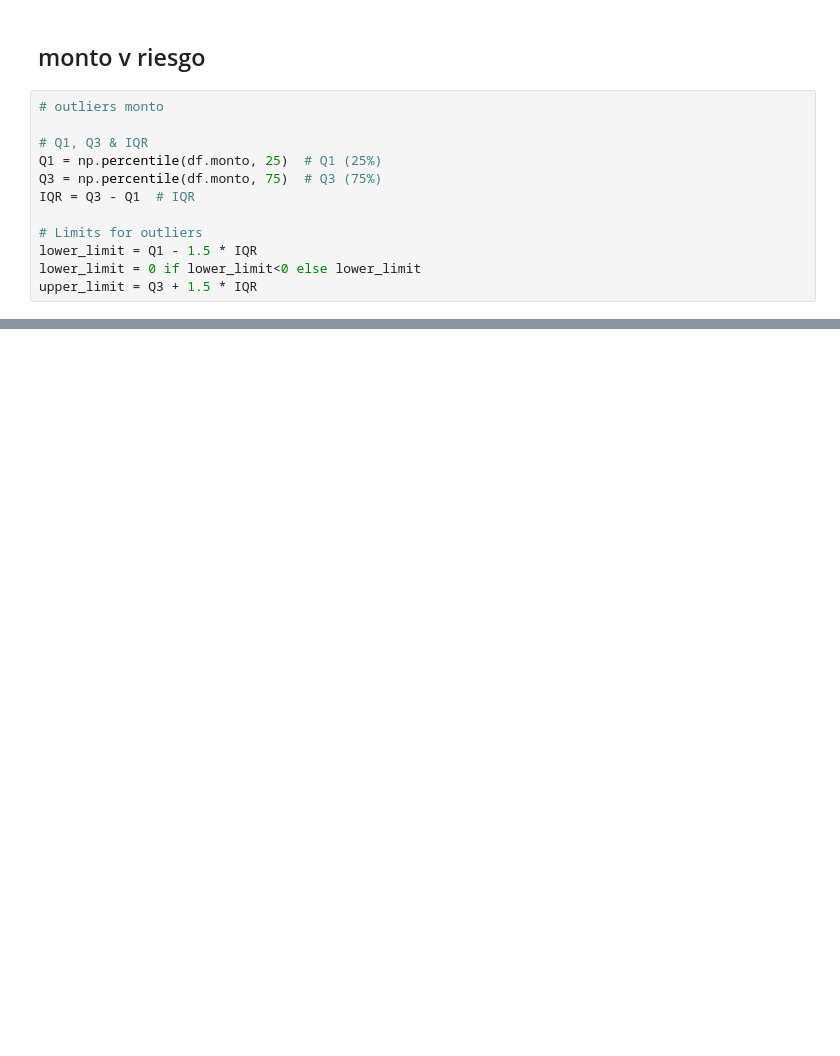
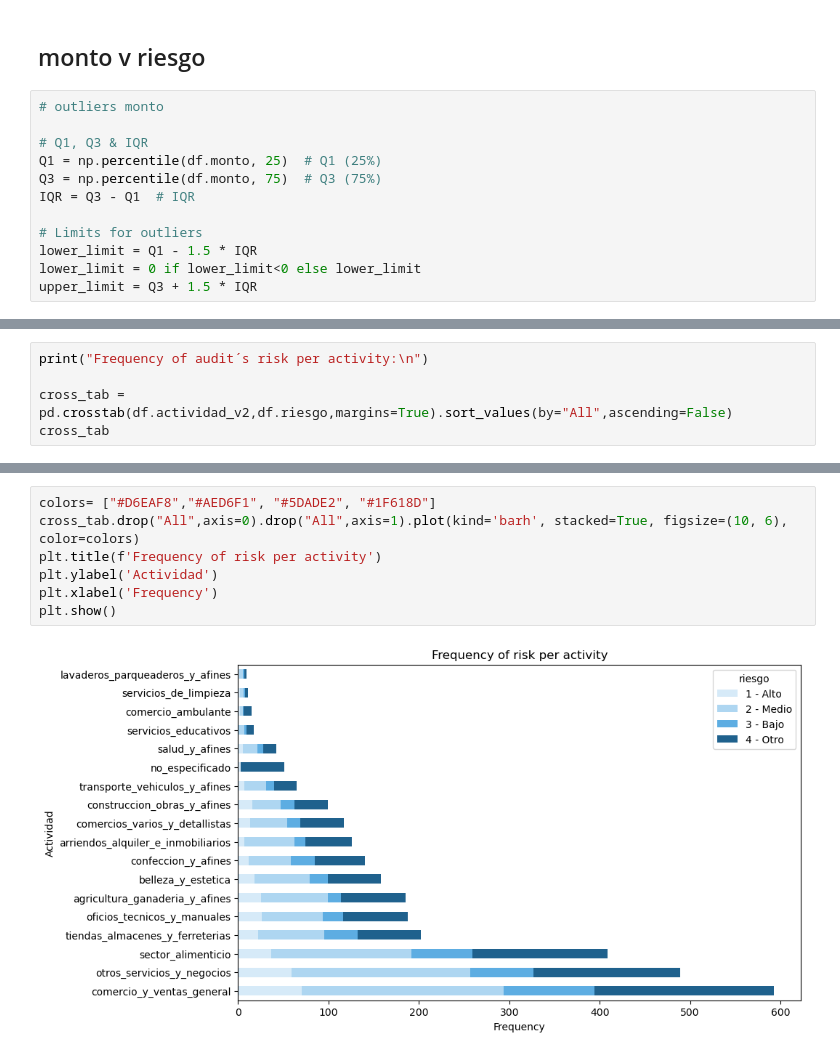
Before and after one commit to MateoSilvaLasso/Analitica_1, a Jupyter notebook: notebooks/bivariate_analysis/bivariate_jhonattan.ipynb, the cells around one changed output, grey strips where cells are left out. Saved outputs shown, nothing was run; the diff lists cells and outputs as text; blank space fills up the shorter version.

```diff
--- a/notebooks/bivariate_analysis/bivariate_jhonattan.ipynb
+++ b/notebooks/bivariate_analysis/bivariate_jhonattan.ipynb
@@ -142,0 +171,5 @@ df.groupby(by="year").agg(
+# %%
+print("Frequency of audit´s risk per activity:\n")
+
+cross_tab = pd.crosstab(df.actividad_v2,df.riesgo,margins=True).sort_values(by="All",ascending=False)
+cross_tab
@@ -142,0 +196,9 @@ df.groupby(by="year").agg(
+# %%
+colors= ["#D6EAF8","#AED6F1", "#5DADE2", "#1F618D"]
+cross_tab.drop("All",axis=0).drop("All",axis=1).plot(kind='barh', stacked=True, figsize=(10, 6), color=colors)
+plt.title(f'Frequency of risk per activity')
+plt.ylabel('Actividad')
+plt.xlabel('Frequency')
+plt.show()
+# %% [output]
+[figure, added]
```
Also changed, not shown: parts of 20 cells of this notebook.
